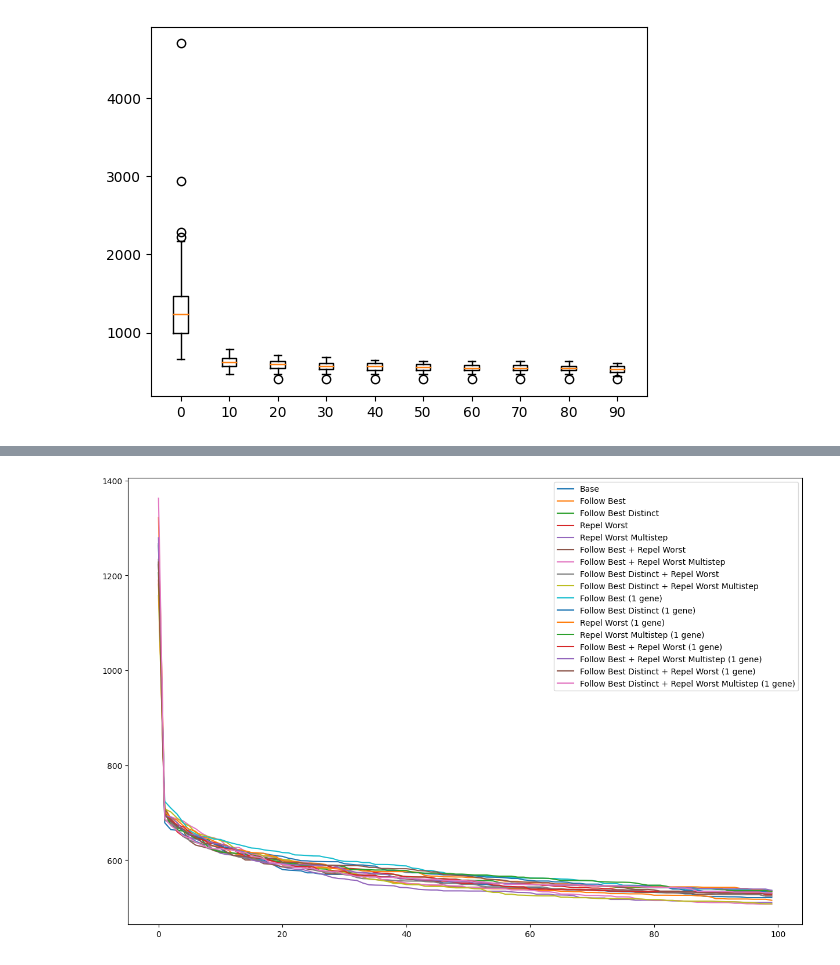
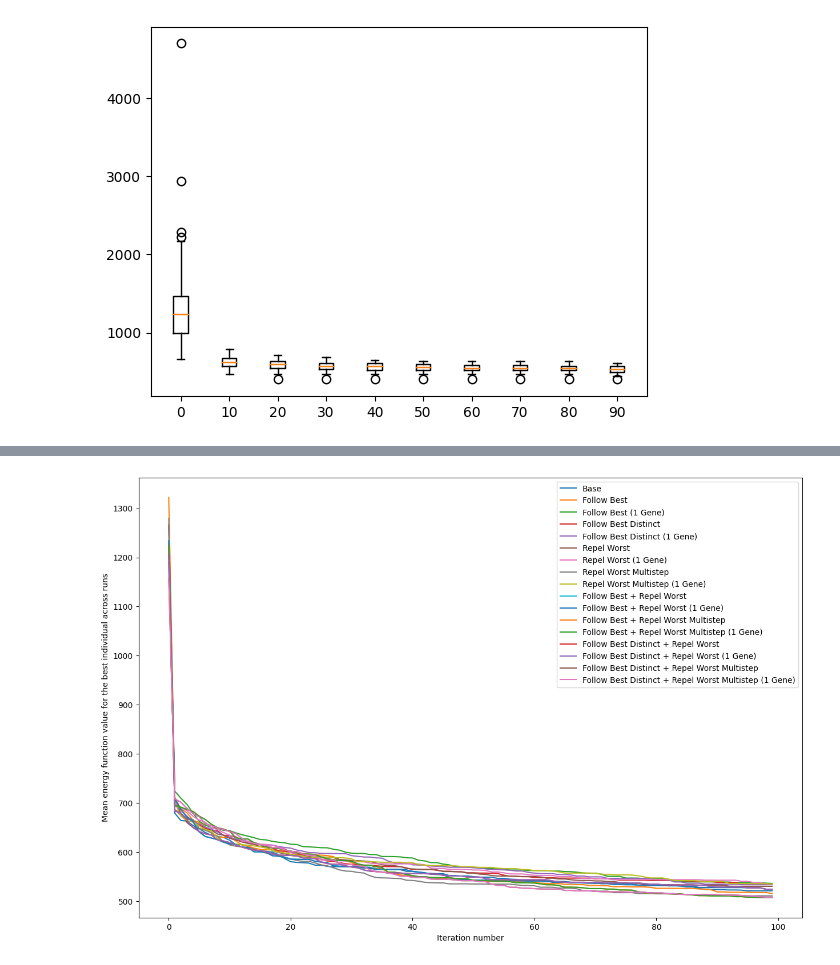
Before and after one commit to bogumilap/TOPSIS-LABS, a Jupyter notebook: results.ipynb, the cells around one changed output, grey strips where cells are left out. Drawn from its saved outputs; the diff is of its cells as text; code cells hidden in the pictures.

```diff
--- a/results.ipynb
+++ b/results.ipynb
@@ -14,3 +9,13 @@ solutions = defaultdict(list)
+# %%
+from collections import defaultdict
+
+iterations = 100
+iterations_axis = [i for i in range(iterations)]
+repetitions_number = 50
+
+# this variable stores best (lowest) objective function values in each iteration for each run of each algorithm
+# e.g. solutions["base"] is a list of length `repetitions_number` with elements that are lists of length `iterations`
+solutions = defaultdict(list)
 # %%
 from typing import List, Tuple
 
@@ -451,26 +476,14 @@ plt.show()
-# %%
-plt.plot(iterations_axis, base_fitness_mean, label="Base")
-plt.plot(iterations_axis, follow_best_fitness_mean, label="Follow Best")
-plt.plot(iterations_axis, follow_best_distinct_fitness_mean, label="Follow Best Distinct")
-plt.plot(iterations_axis, repel_worst_fitness_mean, label="Repel Worst")
-plt.plot(iterations_axis, repel_worst_multistep_fitness_mean, label="Repel Worst Multistep")
-plt.plot(iterations_axis, combo_best_gravity_fitness_mean, label="Follow Best + Repel Worst")
-plt.plot(iterations_axis, combo_best_gravity_multistep_fitness_mean, label="Follow Best + Repel Worst Multistep")
-plt.plot(iterations_axis, combo_distinct_gravity_fitness_mean, label="Follow Best Distinct + Repel Worst")
-plt.plot(iterations_axis, combo_distinct_gravity_multistep_fitness_mean, label="Follow Best Distinct + Repel Worst Multistep")
-plt.plot(iterations_axis, follow_best_fitness_mean1, label="Follow Best (1 gene)")
-plt.plot(iterations_axis, follow_best_distinct_fitness_mean1, label="Follow Best Distinct (1 gene)")
-plt.plot(iterations_axis, repel_worst_fitness_mean1, label="Repel Worst (1 gene)")
-plt.plot(iterations_axis, repel_worst_multistep_fitness_mean1, label="Repel Worst Multistep (1 gene)")
-plt.plot(iterations_axis, combo_best_gravity_fitness_mean1, label="Follow Best + Repel Worst (1 gene)")
-plt.plot(iterations_axis, combo_best_gravity_multistep_fitness_mean1, label="Follow Best + Repel Worst Multistep (1 gene)")
-plt.plot(iterations_axis, combo_distinct_gravity_fitness_mean1, label="Follow Best Distinct + Repel Worst (1 gene)")
-plt.plot(iterations_axis, combo_distinct_gravity_multistep_fitness_mean1, label="Follow Best Distinct + Repel Worst Multistep (1 gene)")
-plt.legend()
-plt.savefig("results/variants_comparison_plot.jpg")
-plt.show()
-# %% [output]
-[figure, removed]
+# %%
+iterations_axis = [i for i in range(100)]
+for key in mean_fitness:
+    plt.plot(iterations_axis, mean_fitness[key], label=key.title())
+plt.legend()
+plt.xlabel("Iteration number")
+plt.ylabel("Mean energy function value for the best individual across runs")
+plt.savefig("results/variants_comparison_plot.jpg")
+plt.show()
+# %% [output]
+[figure, added]
 # %%
 print("Comparison with base algorithm using Wilcoxon test")
 base_solution = [fitness_list[-1] for fitness_list in solutions["base"]]
```
Also changed, not shown: parts of 16 cells of this notebook, 3 other files.
